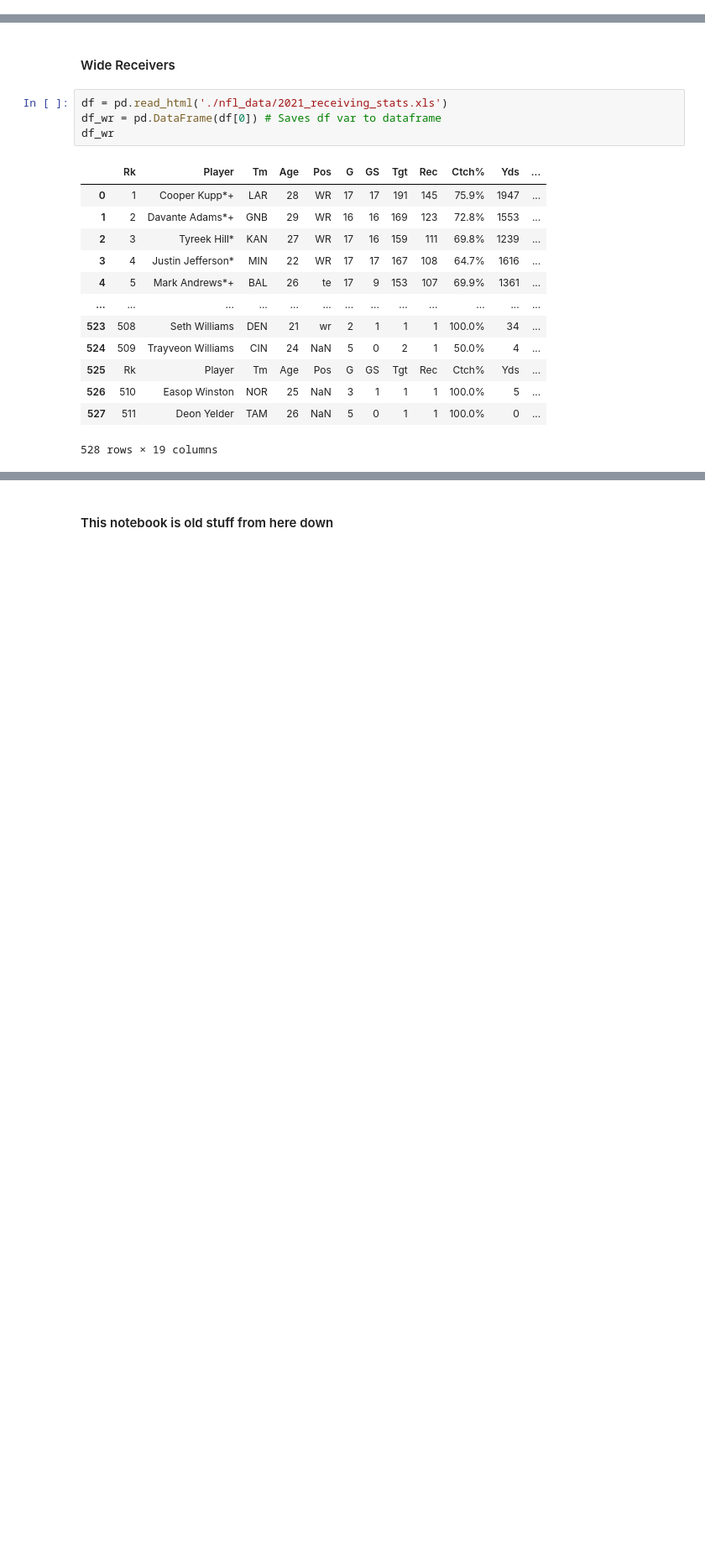
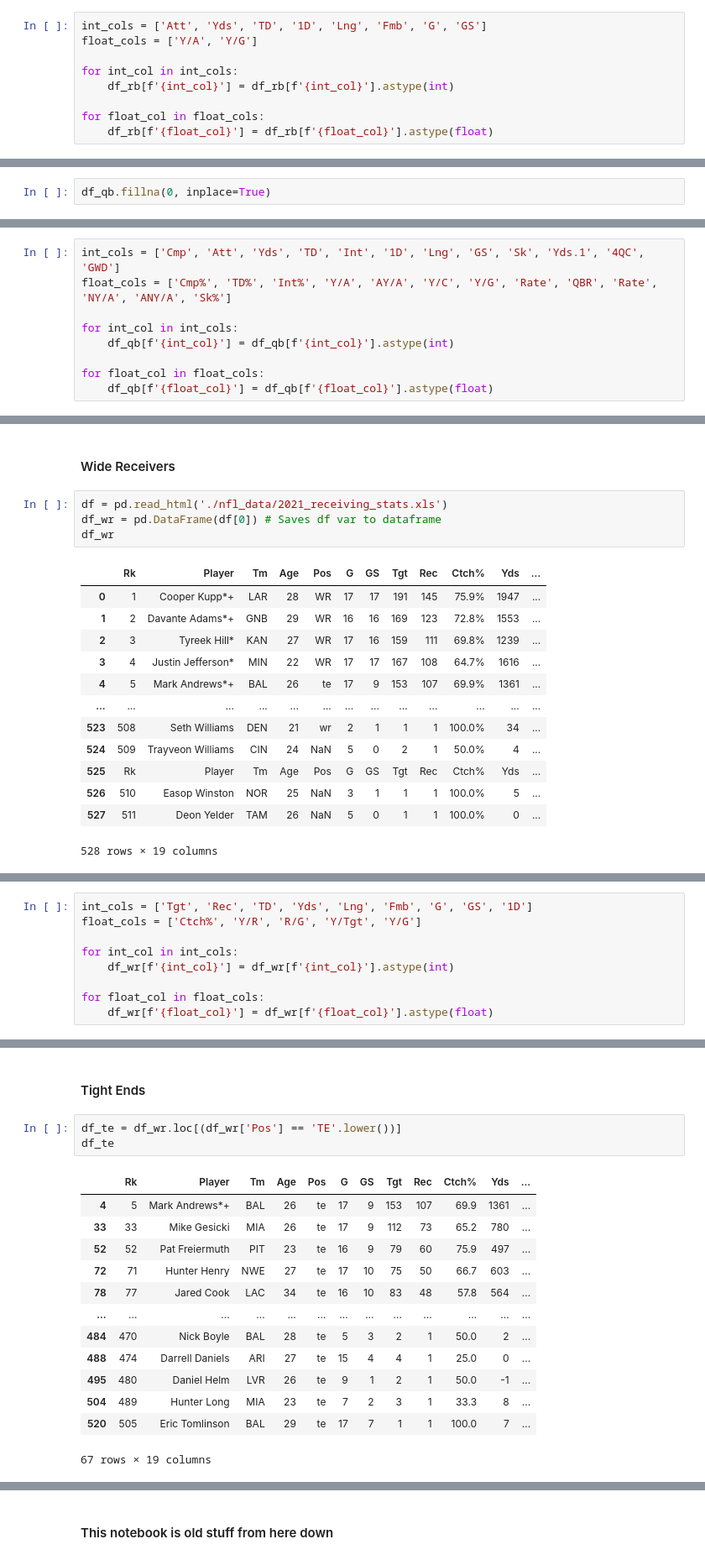
Before and after one commit to dancosta154/Fantasy_Football_Modeling, a Jupyter notebook: nfl_scraper.ipynb, the cells around one changed output, grey strips where cells are left out. Shown at 84% size. Drawn from its saved outputs; the diff is of its cells as text; blank space fills up the shorter version.

```diff
--- a/nfl_scraper.ipynb
+++ b/nfl_scraper.ipynb
@@ -46,0 +61,9 @@ df_rb
+# %%
+int_cols = ['Att', 'Yds', 'TD', '1D', 'Lng', 'Fmb', 'G', 'GS']
+float_cols = ['Y/A', 'Y/G']
+
+for int_col in int_cols:
+    df_rb[f'{int_col}'] = df_rb[f'{int_col}'].astype(int)
+
+for float_col in float_cols:
+    df_rb[f'{float_col}'] = df_rb[f'{float_col}'].astype(float)
@@ -77,0 +134,2 @@ TypeError: unsupported operand type(s) for /: 'str' and 'int'
+# %%
+df_qb.fillna(0, inplace=True)
@@ -77,0 +156,9 @@ TypeError: unsupported operand type(s) for /: 'str' and 'int'
+# %%
+int_cols = ['Cmp', 'Att', 'Yds', 'TD', 'Int', '1D', 'Lng', 'GS', 'Sk', 'Yds.1', '4QC', 'GWD']
+float_cols = ['Cmp%', 'TD%', 'Int%', 'Y/A', 'AY/A', 'Y/C', 'Y/G', 'Rate', 'QBR', 'Rate', 'NY/A', 'ANY/A', 'Sk%']
+
+for int_col in int_cols:
+    df_qb[f'{int_col}'] = df_qb[f'{int_col}'].astype(int)
+
+for float_col in float_cols:
+    df_qb[f'{float_col}'] = df_qb[f'{float_col}'].astype(float)
@@ -97,0 +217,9 @@ df_wr
+# %%
+int_cols = ['Tgt', 'Rec', 'TD', 'Yds', 'Lng', 'Fmb', 'G', 'GS', '1D']
+float_cols = ['Ctch%', 'Y/R', 'R/G', 'Y/Tgt', 'Y/G']
+
+for int_col in int_cols:
+    df_wr[f'{int_col}'] = df_wr[f'{int_col}'].astype(int)
+
+for float_col in float_cols:
+    df_wr[f'{float_col}'] = df_wr[f'{float_col}'].astype(float)
@@ -97,0 +249,19 @@ df_wr
+# %% [markdown]
+#### Tight Ends
+# %%
+df_te = df_wr.loc[(df_wr['Pos'] == 'TE'.lower())]
+df_te
+# %% [output]
+|  | Rk | Player | Tm | Age | Pos | G | GS | Tgt | Rec | Ctch% | Yds | ... |
+| 4 | 5 | Mark Andrews*+ | BAL | 26 | te | 17 | 9 | 153 | 107 | 69.9 | 1361 | ... |
+| 33 | 33 | Mike Gesicki | MIA | 26 | te | 17 | 9 | 112 | 73 | 65.2 | 780 | ... |
+| 52 | 52 | Pat Freiermuth | PIT | 23 | te | 16 | 9 | 79 | 60 | 75.9 | 497 | ... |
+| 72 | 71 | Hunter Henry | NWE | 27 | te | 17 | 10 | 75 | 50 | 66.7 | 603 | ... |
+| 78 | 77 | Jared Cook | LAC | 34 | te | 16 | 10 | 83 | 48 | 57.8 | 564 | ... |
+| ... | ... | ... | ... | ... | ... | ... | ... | ... | ... | ... | ... | ... |
+| 484 | 470 | Nick Boyle | BAL | 28 | te | 5 | 3 | 2 | 1 | 50.0 | 2 | ... |
+| 488 | 474 | Darrell Daniels | ARI | 27 | te | 15 | 4 | 4 | 1 | 25.0 | 0 | ... |
+| 495 | 480 | Daniel Helm | LVR | 26 | te | 9 | 1 | 2 | 1 | 50.0 | -1 | ... |
+| 504 | 489 | Hunter Long | MIA | 23 | te | 7 | 2 | 3 | 1 | 33.3 | 8 | ... |
+| 520 | 505 | Eric Tomlinson | BAL | 29 | te | 17 | 7 | 1 | 1 | 100.0 | 7 | ... |
+67 rows × 19 columns
```
Also changed, not shown: parts of 35 cells of this notebook, 3 other files.
